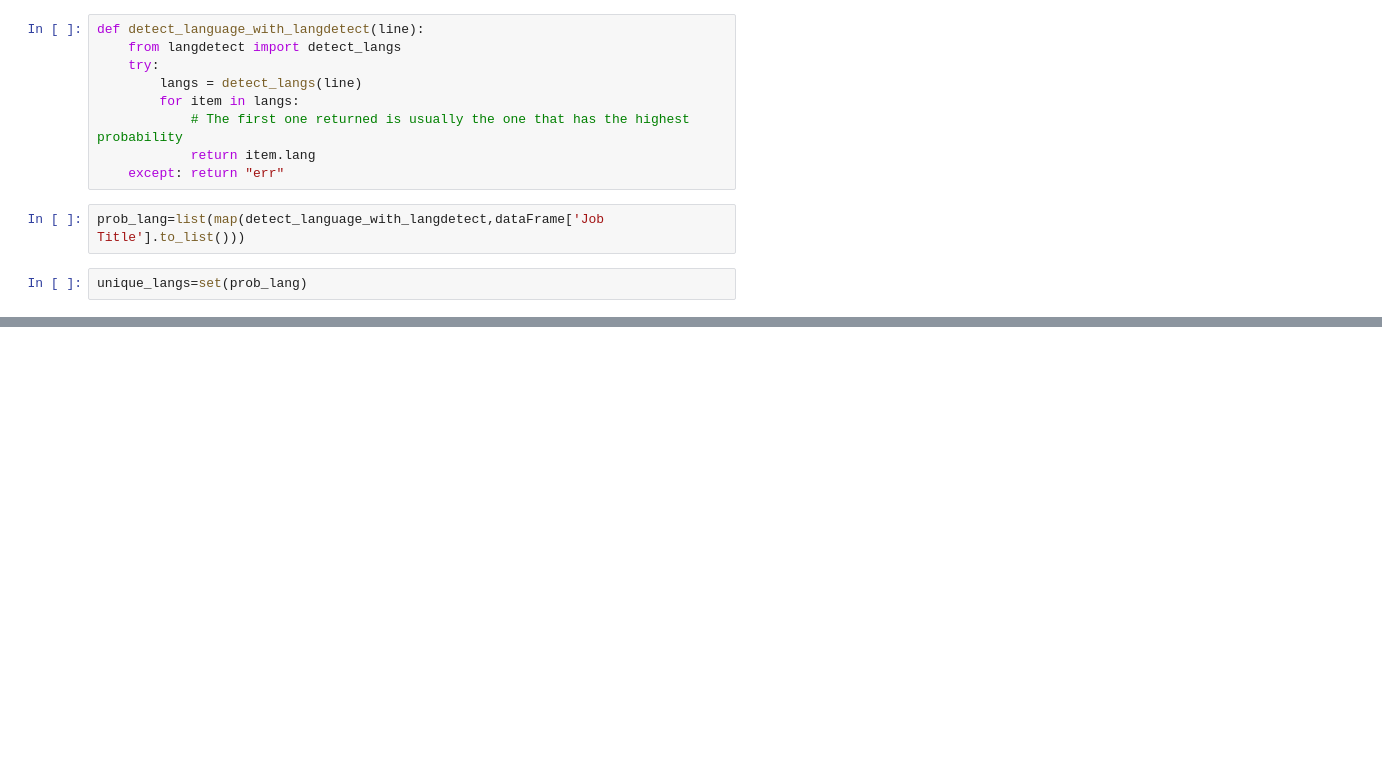
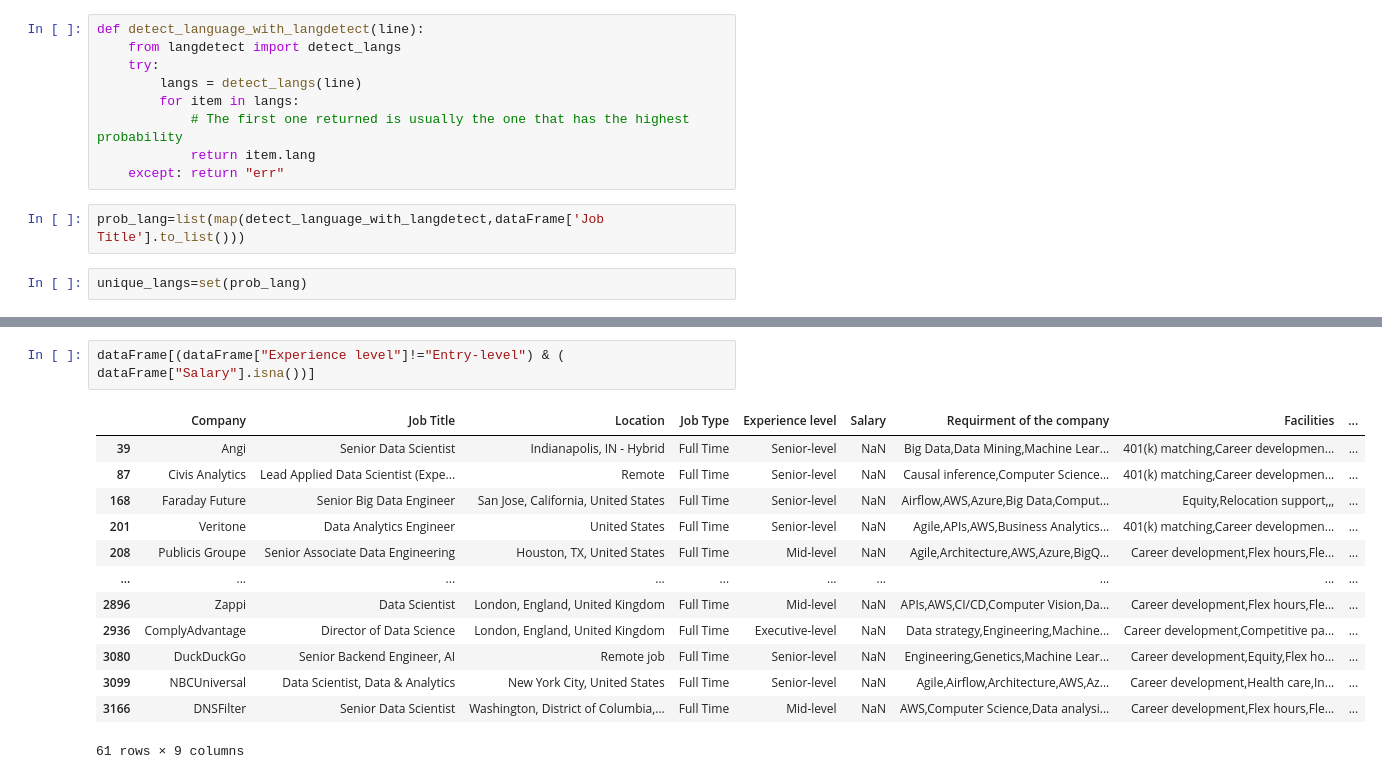
Before and after one commit to elouardyabderrahim/Analyse-des-opportunites-emploi, a Jupyter notebook: dataJob.ipynb, the cells around one changed output, grey strips where cells are left out. Drawn from its saved outputs; the diff is of its cells as text; blank space fills up the shorter version.

```diff
--- a/dataJob.ipynb
+++ b/dataJob.ipynb
@@ -321,0 +360,16 @@ English: 66.01%, Other: 33.99%
+# %%
+dataFrame[(dataFrame["Experience level"]!="Entry-level") & ( dataFrame["Salary"].isna())]
+# %% [output]
+|  | Company | Job Title | Location | Job Type | Experience level | Salary | Requirment of the company | Facilities | ... |
+| 39 | Angi | Senior Data Scientist | Indianapolis, IN - Hybrid | Full Time | Senior-level | NaN | Big Data,Data Mining,Machine Lear... | 401(k) matching,Career developmen... | ... |
+| 87 | Civis Analytics | Lead Applied Data Scientist (Expe... | Remote | Full Time | Senior-level | NaN | Causal inference,Computer Science... | 401(k) matching,Career developmen... | ... |
+| 168 | Faraday Future | Senior Big Data Engineer | San Jose, California, United States | Full Time | Senior-level | NaN | Airflow,AWS,Azure,Big Data,Comput... | Equity,Relocation support,,, | ... |
+| 201 | Veritone | Data Analytics Engineer | United States | Full Time | Senior-level | NaN | Agile,APIs,AWS,Business Analytics... | 401(k) matching,Career developmen... | ... |
+| 208 | Publicis Groupe | Senior Associate Data Engineering | Houston, TX, United States | Full Time | Mid-level | NaN | Agile,Architecture,AWS,Azure,BigQ... | Career development,Flex hours,Fle... | ... |
+| ... | ... | ... | ... | ... | ... | ... | ... | ... | ... |
+| 2896 | Zappi | Data Scientist | London, England, United Kingdom | Full Time | Mid-level | NaN | APIs,AWS,CI/CD,Computer Vision,Da... | Career development,Flex hours,Fle... | ... |
+| 2936 | ComplyAdvantage | Director of Data Science | London, England, United Kingdom | Full Time | Executive-level | NaN | Data strategy,Engineering,Machine... | Career development,Competitive pa... | ... |
+| 3080 | DuckDuckGo | Senior Backend Engineer, AI | Remote job | Full Time | Senior-level | NaN | Engineering,Genetics,Machine Lear... | Career development,Equity,Flex ho... | ... |
+| 3099 | NBCUniversal | Data Scientist, Data & Analytics | New York City, United States | Full Time | Senior-level | NaN | Agile,Airflow,Architecture,AWS,Az... | Career development,Health care,In... | ... |
+| 3166 | DNSFilter | Senior Data Scientist | Washington, District of Columbia,... | Full Time | Mid-level | NaN | AWS,Computer Science,Data analysi... | Career development,Flex hours,Fle... | ... |
+61 rows × 9 columns
```
Also changed, not shown: parts of 13 cells of this notebook.
